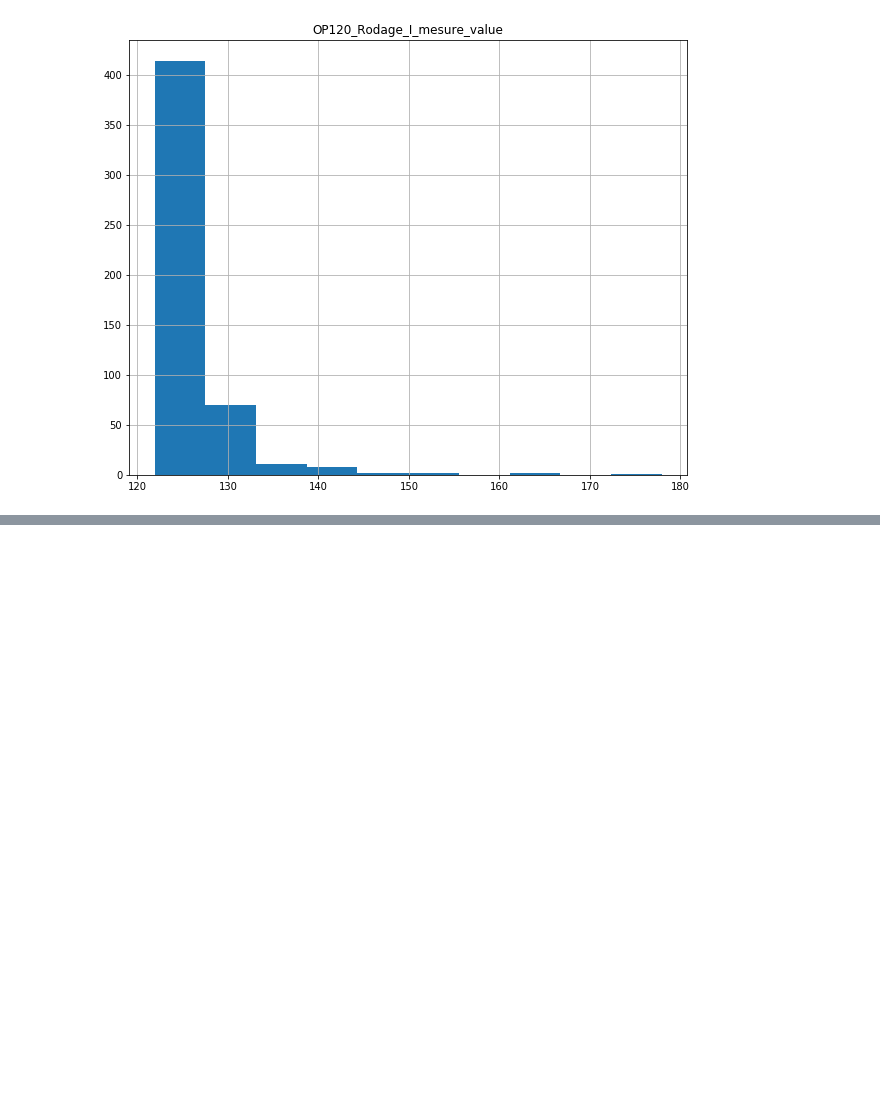
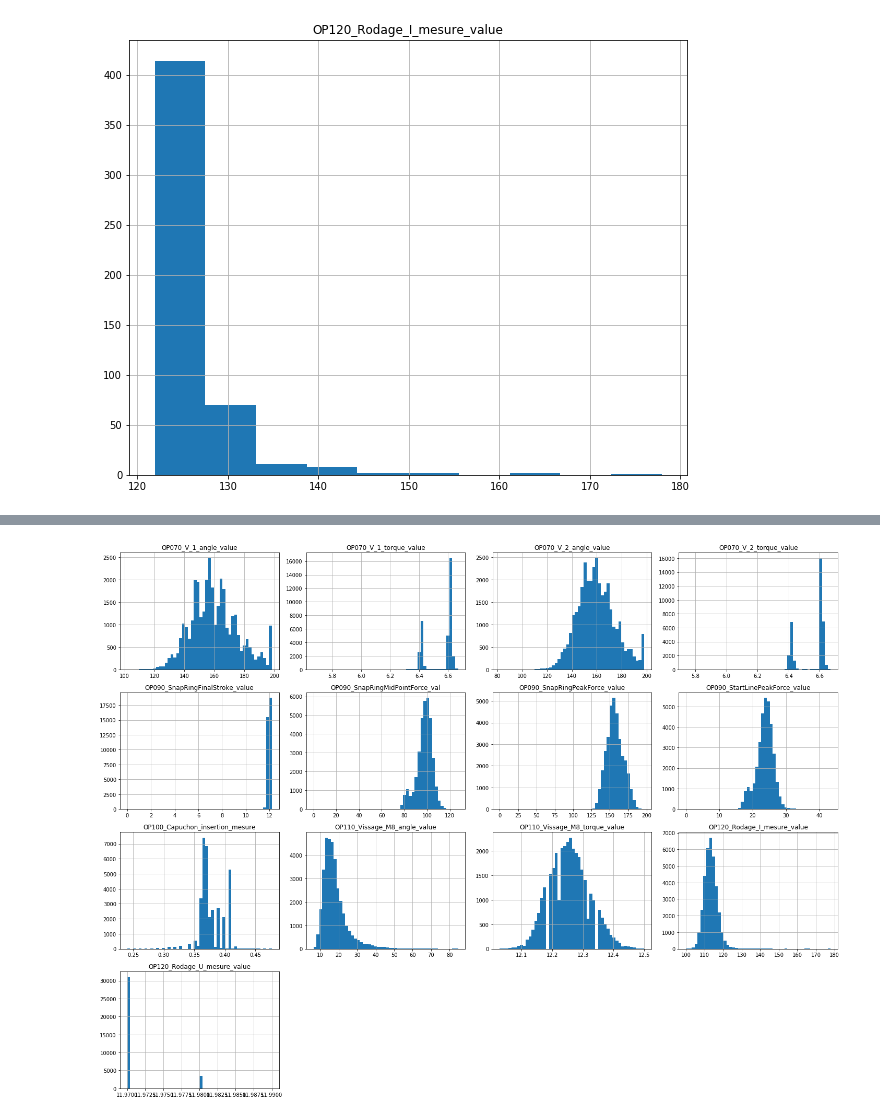
Before and after one commit to W-Alphonse/EXED-Training, a Jupyter notebook: ___VALEO/src/notebooks/valeo.ipynb, the cells around one changed output, grey strips where cells are left out. Cells and saved outputs as stored; diff of their text form; code cells hidden in the pictures; blank space fills up the shorter version.

```diff
--- a/___VALEO/src/notebooks/valeo.ipynb
+++ b/___VALEO/src/notebooks/valeo.ipynb
@@ -387,0 +230,4 @@ data_out.plot(kind="scatter", x="OP070_V_2_torque_value", y = "OP070_V_1_torque_
+# %%
+ImgUtil.save_df_as_hist(X_data_transformed,"X_data_transformed")
+plt.show()
+# %% [output]
@@ -387,0 +236 @@ data_out.plot(kind="scatter", x="OP070_V_2_torque_value", y = "OP070_V_1_torque_
+[figure, added]
```
Also changed, not shown: parts of 37 cells of this notebook, 6 other files.
